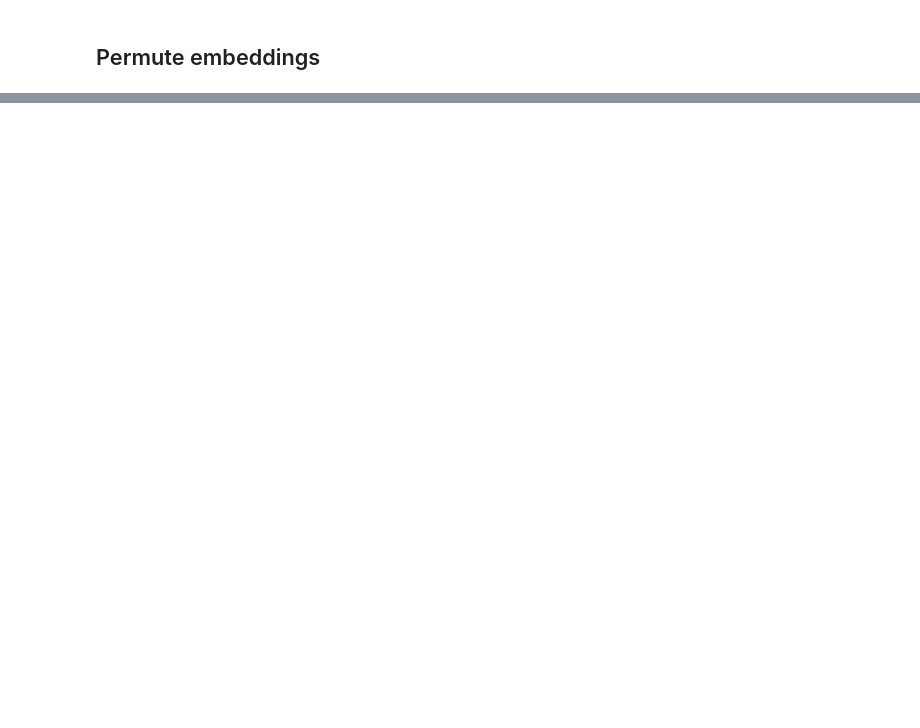
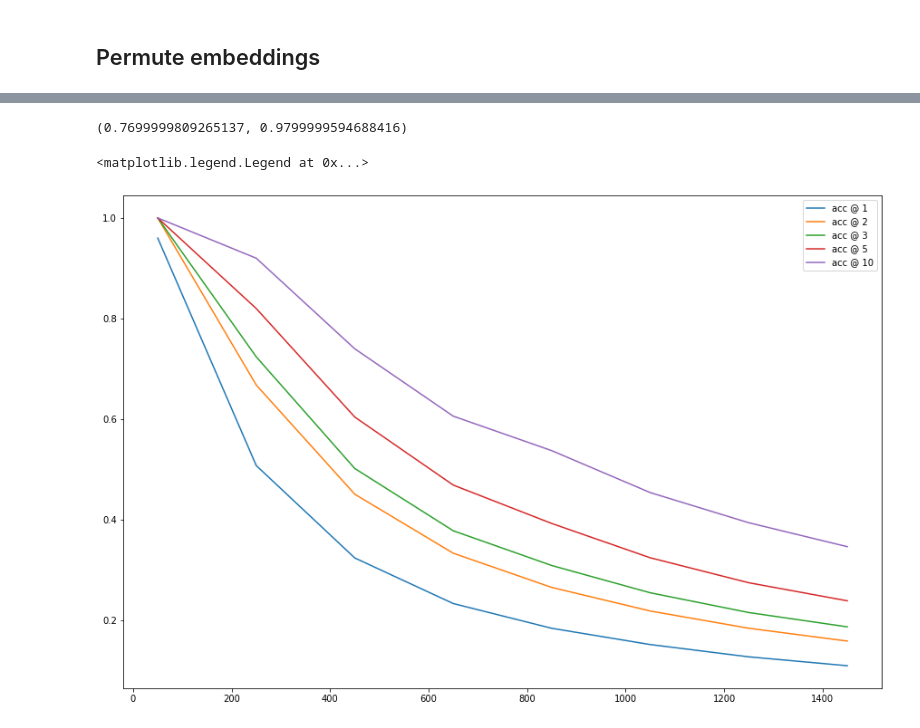
Before and after one commit to earthspecies/decoder-head-unsupervised-translation, a Jupyter notebook: language_play_v9.ipynb, the cells around one changed output, grey strips where cells are left out. Cells and saved outputs as stored; diff of their text form; code cells hidden in the pictures; blank space fills up the shorter version.

```diff
--- a/language_play_v9.ipynb
+++ b/language_play_v9.ipynb
@@ -236,0 +342,2 @@ learn.fit(5, 1e-3)
+# %%
+learn.fit(15, 1e-4)
@@ -236,0 +363,26 @@ learn.fit(5, 1e-3)
+# %%
+def hitInTopN(n=1, how_many=None, prints=True):
+    data = learn.model[0].encoder.p.data.argsort(descending=True)[10:10+how_many, :n]
+    hits = torch.any(data == torch.arange(10, how_many+10).reshape(-1,1).cuda(), -1)
+    return hits.float().mean().item()
+# %%
+hitInTopN(1, 100), hitInTopN(5, 100)
+# %% [output]
+(0.7699999809265137, 0.9799999594688416)
+# %%
+acc1 = [(x, hitInTopN(1, x)) for x in range(50,1500,200)]
+acc2 = [(x, hitInTopN(2, x)) for x in range(50,1500,200)]
+acc3 = [(x, hitInTopN(3, x)) for x in range(50,1500,200)]
+acc5 = [(x, hitInTopN(5, x)) for x in range(50,1500,200)]
+acc10 = [(x, hitInTopN(10, x)) for x in range(50,1500,200)]
+# %%
+plt.figure(figsize=(15,10))
+plt.plot(*zip(*acc1))
+plt.plot(*zip(*acc2))
+plt.plot(*zip(*acc3))
+plt.plot(*zip(*acc5))
+plt.plot(*zip(*acc10))
+plt.legend([f'acc @ {x}' for x in [1,2,3,5,10]])
+# %% [output]
+<matplotlib.legend.Legend at 0x...>
+[figure, added]
```
Also changed, not shown: parts of 40 cells of this notebook.
